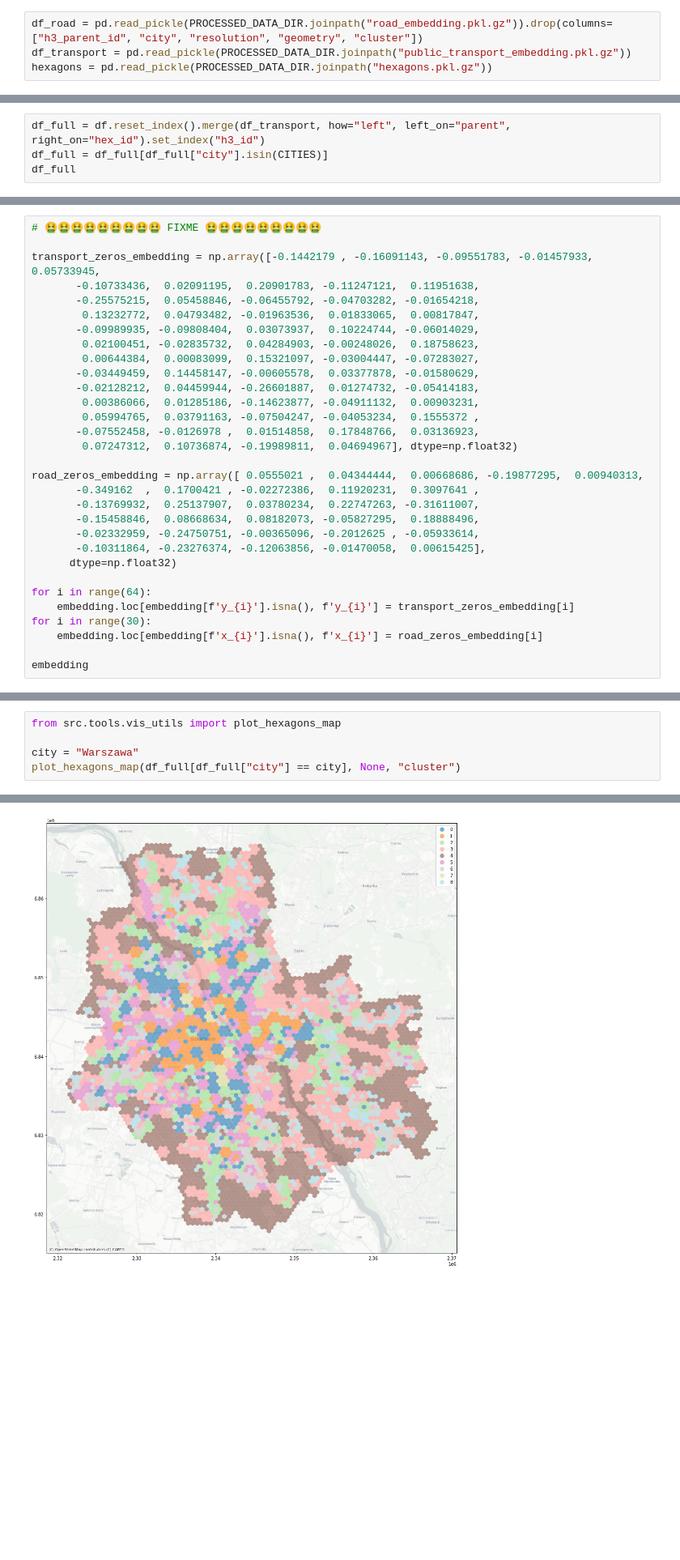
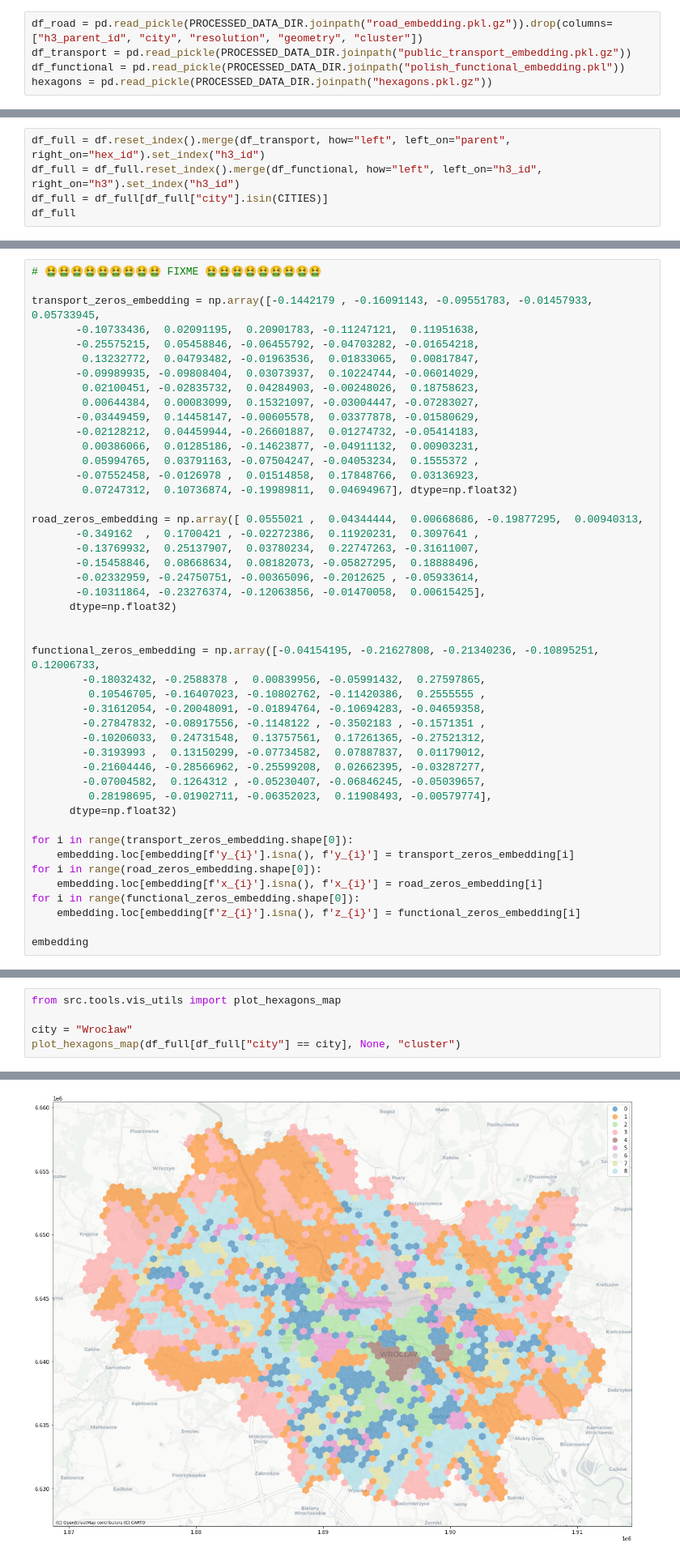
Before and after one commit to EmbeddML/relocation-recommendation, a Jupyter notebook: notebooks/aggregate_embeddings.ipynb, the cells around one changed output, grey strips where cells are left out. Shown at 81% size. Saved outputs shown, nothing was run; the diff lists cells and outputs as text; blank space fills up the shorter version.

Commit message:
add functional embedding

```diff
--- a/notebooks/aggregate_embeddings.ipynb
+++ b/notebooks/aggregate_embeddings.ipynb
@@ -23,6 +23,7 @@ CITIES = ["Wrocław", "Warszawa", "Kraków", "Poznań", "Gdańsk"]
 # %%
 df_road = pd.read_pickle(PROCESSED_DATA_DIR.joinpath("road_embedding.pkl.gz")).drop(columns=["h3_parent_id", "city", "resolution", "geometry", "cluster"])
 df_transport = pd.read_pickle(PROCESSED_DATA_DIR.joinpath("public_transport_embedding.pkl.gz"))
+df_functional = pd.read_pickle(PROCESSED_DATA_DIR.joinpath("polish_functional_embedding.pkl"))
 hexagons = pd.read_pickle(PROCESSED_DATA_DIR.joinpath("hexagons.pkl.gz"))
 # %%
 df = hexagons.join(df_road)
@@ -44,6 +45,7 @@ df
 25829 rows × 36 columns
 # %%
 df_full = df.reset_index().merge(df_transport, how="left", left_on="parent", right_on="hex_id").set_index("h3_id")
+df_full = df_full.reset_index().merge(df_functional, how="left", left_on="h3_id", right_on="h3").set_index("h3_id")
 df_full = df_full[df_full["city"].isin(CITIES)]
 df_full
 # %% [output]
@@ -104,10 +106,25 @@ road_zeros_embedding = np.array([ 0.0555021 ,  0.04344444,  0.00668686, -0.19877
        -0.10311864, -0.23276374, -0.12063856, -0.01470058,  0.00615425],
       dtype=np.float32)
 
-for i in range(64):
+
+functional_zeros_embedding = np.array([-0.04154195, -0.21627808, -0.21340236, -0.10895251,  0.12006733,
+        -0.18032432, -0.2588378 ,  0.00839956, -0.05991432,  0.27597865,
+         0.10546705, -0.16407023, -0.10802762, -0.11420386,  0.2555555 ,
+        -0.31612054, -0.20048091, -0.01894764, -0.10694283, -0.04659358,
+        -0.27847832, -0.08917556, -0.1148122 , -0.3502183 , -0.1571351 ,
+        -0.10206033,  0.24731548,  0.13757561,  0.17261365, -0.27521312,
+        -0.3193993 ,  0.13150299, -0.07734582,  0.07887837,  0.01179012,
+        -0.21604446, -0.28566962, -0.25599208,  0.02662395, -0.03287277,
+        -0.07004582,  0.1264312 , -0.05230407, -0.06846245, -0.05039657,
+         0.28198695, -0.01902711, -0.06352023,  0.11908493, -0.00579774],
+      dtype=np.float32)
+
+for i in range(transport_zeros_embedding.shape[0]):
     embedding.loc[embedding[f'y_{i}'].isna(), f'y_{i}'] = transport_zeros_embedding[i]
-for i in range(30):
+for i in range(road_zeros_embedding.shape[0]):
     embedding.loc[embedding[f'x_{i}'].isna(), f'x_{i}'] = road_zeros_embedding[i]
+for i in range(functional_zeros_embedding.shape[0]):
+    embedding.loc[embedding[f'z_{i}'].isna(), f'z_{i}'] = functional_zeros_embedding[i]
 
 embedding
 # %% [output]
@@ -154,11 +171,11 @@ df_full["cluster"] = pd.Series(agglomerative_clustering.fit_predict(embedding),
 # %%
 from src.tools.vis_utils import plot_hexagons_map
 
-city = "Warszawa"
+city = "Wrocław"
 plot_hexagons_map(df_full[df_full["city"] == city], None, "cluster")
 # %% [output]
 <AxesSubplot:>
-[figure, old version]
+[figure, new version]
 # %%
 from src.tools.dim_reduction import reduce_umap
 from src.tools.vis_utils import plot_clusters
```
Also changed, not shown: parts of 10 cells of this notebook.
